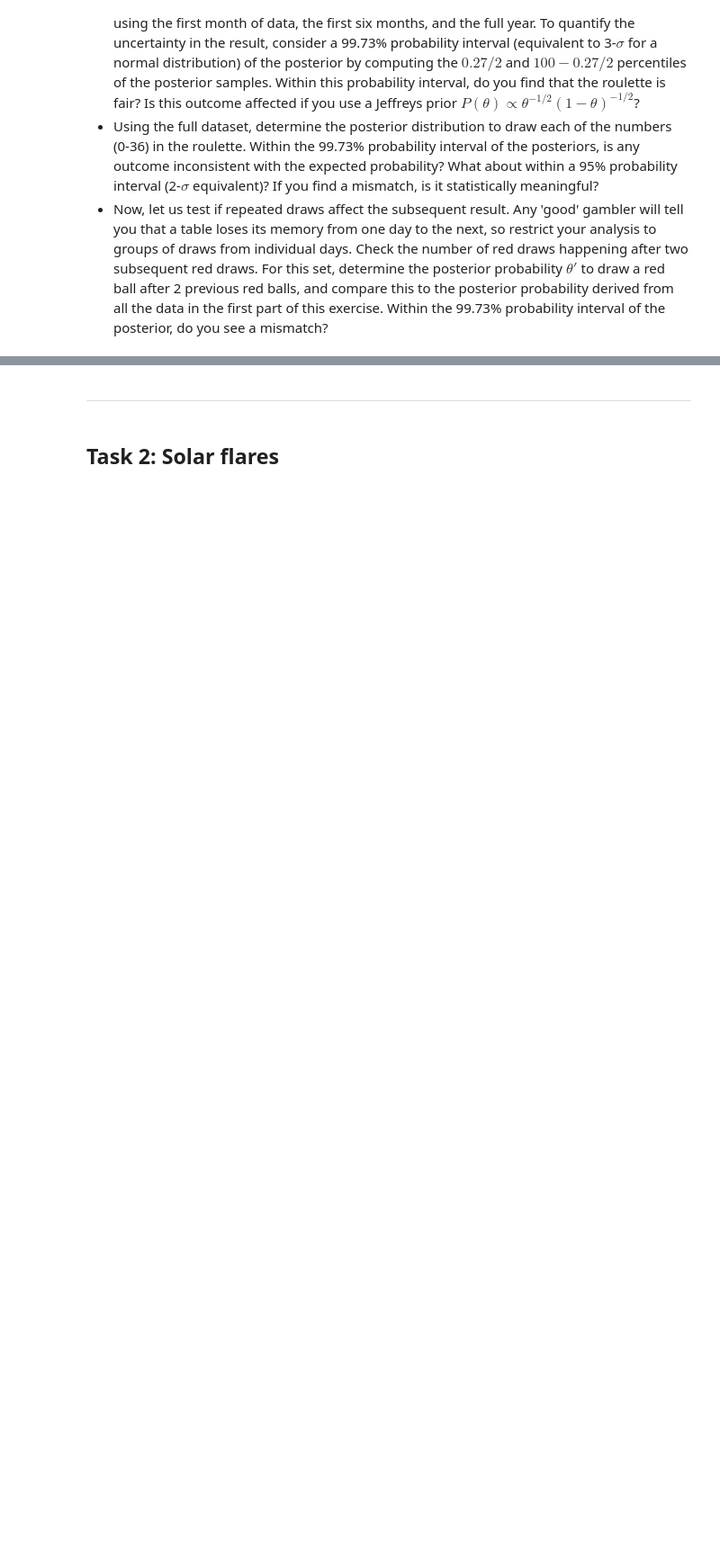
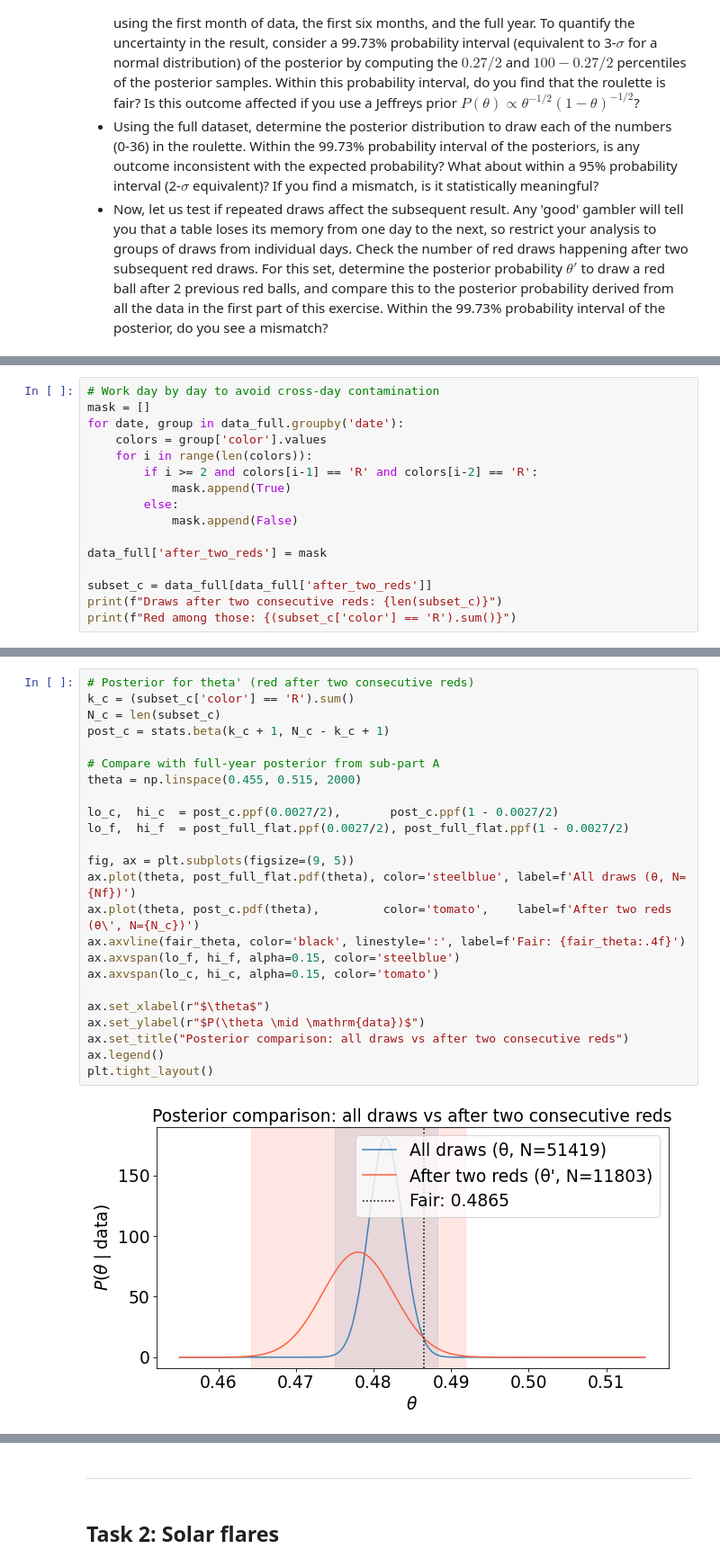
Before and after one commit to aapnegara/data-analysis-homework, a Jupyter notebook: HomeworkAssignment4_AAgungPrawiraNegara_NandVanDeun.ipynb, the cells around one changed output, grey strips where cells are left out. Shown at 90% size. Drawn from its saved outputs; the diff is of its cells as text; blank space fills up the shorter version.

```diff
--- a/HomeworkAssignment4_AAgungPrawiraNegara_NandVanDeun.ipynb
+++ b/HomeworkAssignment4_AAgungPrawiraNegara_NandVanDeun.ipynb
@@ -88,0 +309,16 @@ First we will test if the roulette is fair and then test if repeated draws on th
+# %%
+# Work day by day to avoid cross-day contamination
+mask = []
+for date, group in data_full.groupby('date'):
+    colors = group['color'].values
+    for i in range(len(colors)):
+        if i >= 2 and colors[i-1] == 'R' and colors[i-2] == 'R':
+            mask.append(True)
+        else:
+            mask.append(False)
+
+data_full['after_two_reds'] = mask
+
+subset_c = data_full[data_full['after_two_reds']]
+print(f"Draws after two consecutive reds: {len(subset_c)}")
+print(f"Red among those: {(subset_c['color'] == 'R').sum()}")
@@ -88,0 +332,26 @@ First we will test if the roulette is fair and then test if repeated draws on th
+# %%
+# Posterior for theta' (red after two consecutive reds)
+k_c = (subset_c['color'] == 'R').sum()
+N_c = len(subset_c)
+post_c = stats.beta(k_c + 1, N_c - k_c + 1)
+
+# Compare with full-year posterior from sub-part A
+theta = np.linspace(0.455, 0.515, 2000)
+
+lo_c,  hi_c  = post_c.ppf(0.0027/2),       post_c.ppf(1 - 0.0027/2)
+lo_f,  hi_f  = post_full_flat.ppf(0.0027/2), post_full_flat.ppf(1 - 0.0027/2)
+
+fig, ax = plt.subplots(figsize=(9, 5))
+ax.plot(theta, post_full_flat.pdf(theta), color='steelblue', label=f'All draws (θ, N={Nf})')
+ax.plot(theta, post_c.pdf(theta),         color='tomato',    label=f'After two reds (θ\', N={N_c})')
+ax.axvline(fair_theta, color='black', linestyle=':', label=f'Fair: {fair_theta:.4f}')
+ax.axvspan(lo_f, hi_f, alpha=0.15, color='steelblue')
+ax.axvspan(lo_c, hi_c, alpha=0.15, color='tomato')
+
+ax.set_xlabel(r"$\theta$")
+ax.set_ylabel(r"$P(\theta \mid \mathrm{data})$")
+ax.set_title("Posterior comparison: all draws vs after two consecutive reds")
+ax.legend()
+plt.tight_layout()
+# %% [output]
+[figure, added]
```
Also changed, not shown: parts of 19 cells of this notebook.
